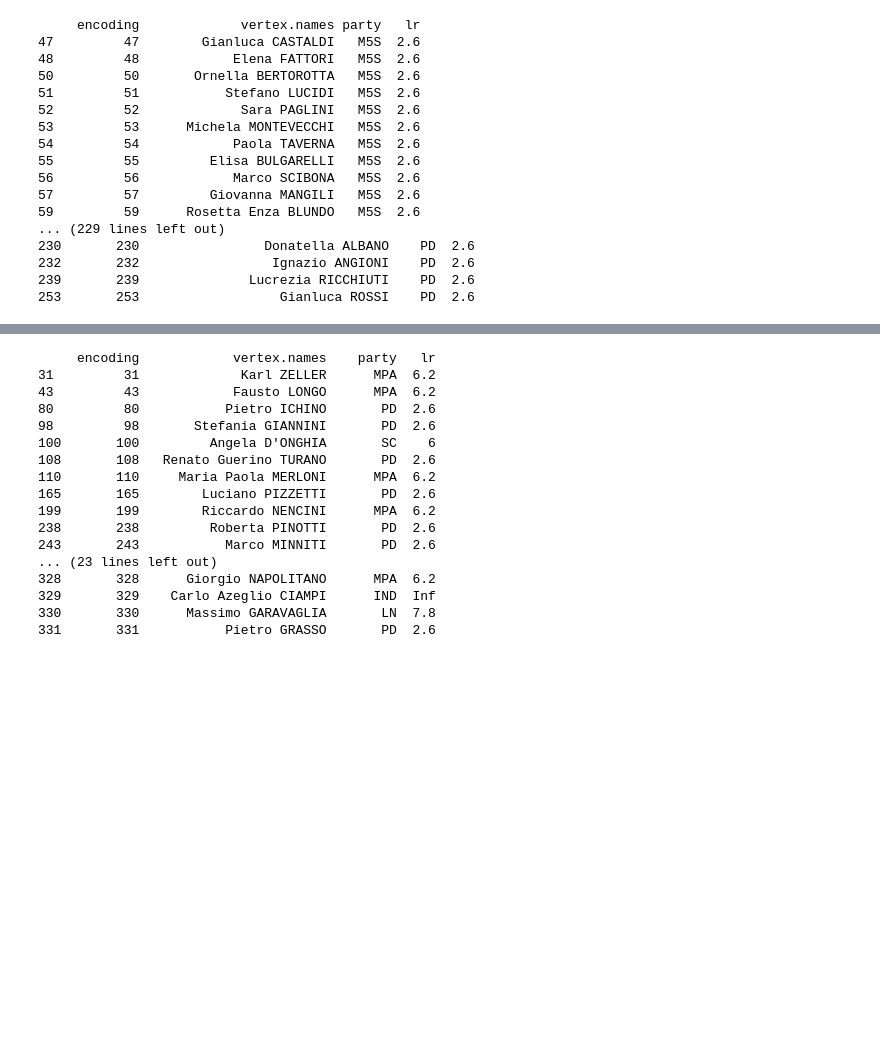
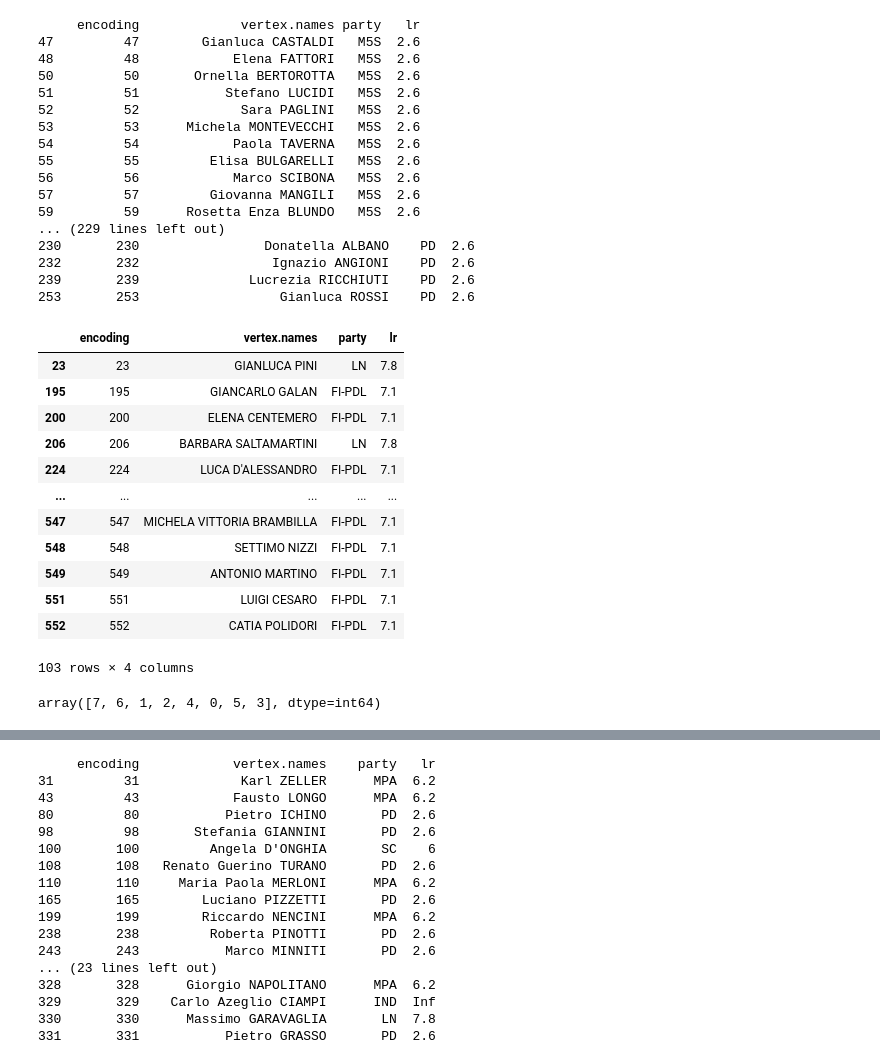
Before and after one commit to FreeTheOtter/BNP-Net, a Jupyter notebook: src/Camera.ipynb, the cells around one changed output, grey strips where cells are left out. Drawn from its saved outputs; the diff is of its cells as text; code cells hidden in the pictures; blank space fills up the shorter version.

```diff
--- a/src/Camera.ipynb
+++ b/src/Camera.ipynb
@@ -768,3 +771,24 @@ for i in range(PY_bi.zr_hat.shape[1]):
 232       232                 Ignazio ANGIONI    PD  2.6
 239       239              Lucrezia RICCHIUTI    PD  2.6
 253       253                  Gianluca ROSSI    PD  2.6
+# %%
+cl = np.argwhere(GN_bi.cr_hat == 3).flatten()
+df_dep.iloc[cl,:]
+# %% [output]
+|  | encoding | vertex.names | party | lr |
+| 23 | 23 | GIANLUCA PINI | LN | 7.8 |
+| 195 | 195 | GIANCARLO GALAN | FI-PDL | 7.1 |
+| 200 | 200 | ELENA CENTEMERO | FI-PDL | 7.1 |
+| 206 | 206 | BARBARA SALTAMARTINI | LN | 7.8 |
+| 224 | 224 | LUCA D'ALESSANDRO | FI-PDL | 7.1 |
+| ... | ... | ... | ... | ... |
+| 547 | 547 | MICHELA VITTORIA BRAMBILLA | FI-PDL | 7.1 |
+| 548 | 548 | SETTIMO NIZZI | FI-PDL | 7.1 |
+| 549 | 549 | ANTONIO MARTINO | FI-PDL | 7.1 |
+| 551 | 551 | LUIGI CESARO | FI-PDL | 7.1 |
+| 552 | 552 | CATIA POLIDORI | FI-PDL | 7.1 |
+103 rows × 4 columns
+# %%
+order_r
+# %% [output]
+array([7, 6, 1, 2, 4, 0, 5, 3], dtype=int64)
```
Also changed, not shown: parts of 11 cells of this notebook, 2 other files.
